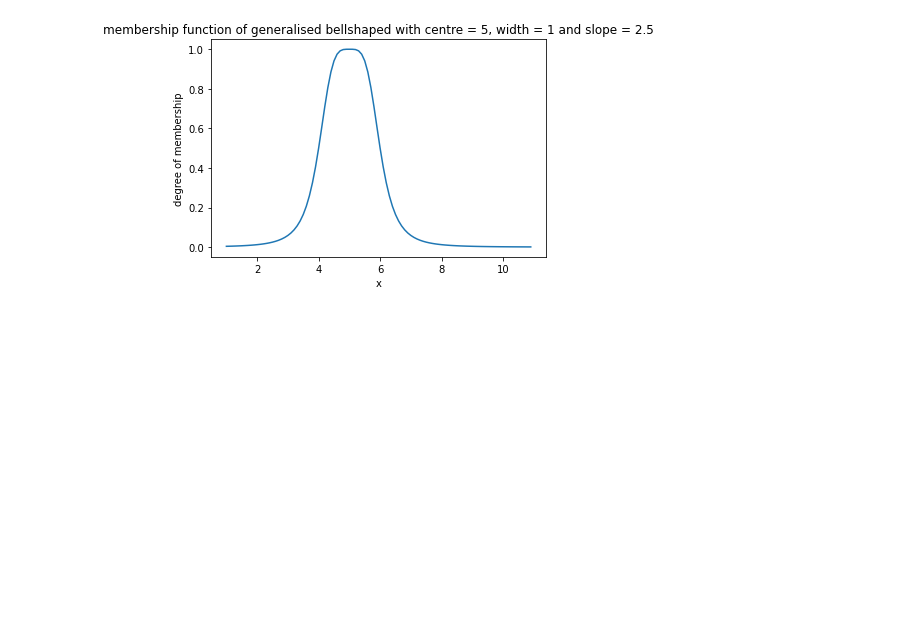
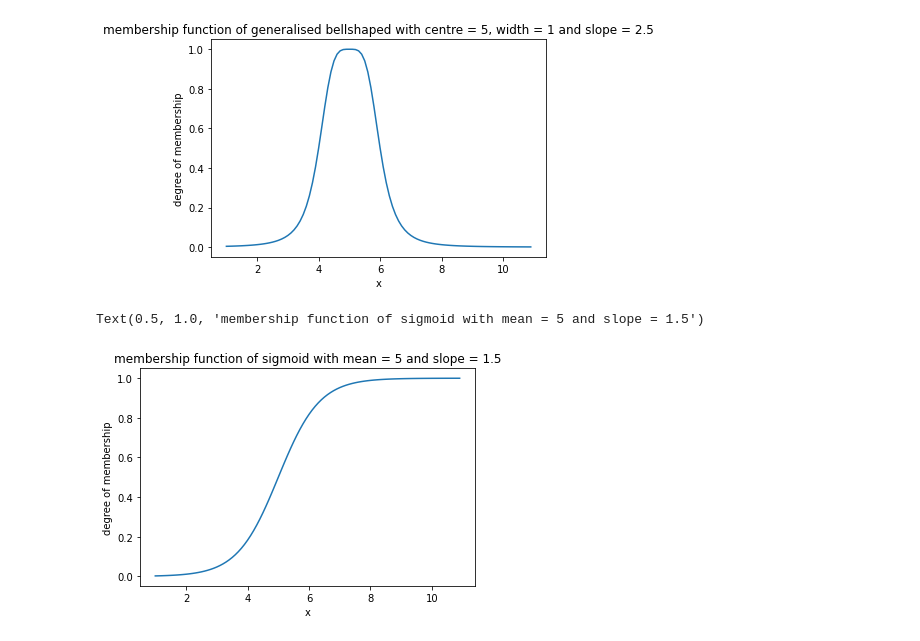
Before and after one commit to addy4/fuzzy-logic, a Jupyter notebook: FuzzyMembership.ipynb, the cells around one changed output. Saved outputs shown, nothing was run; the diff lists cells and outputs as text; code cells hidden in the pictures; blank space fills up the shorter version.

Commit message:
fuzzy membership functions

```diff
--- a/FuzzyMembership.ipynb
+++ b/FuzzyMembership.ipynb
@@ -137,3 +68,13 @@ plt.title('membership function of generalised bellshaped with centre = 5, width
 # %% [output]
 Text(0.5, 1.0, 'membership function of generalised bellshaped with centre = 5, width = 1 and slope = 2.5')
 [figure]
+# %%
+sigmoid_fz = fuzzy.sigmf(x, 5, 1.5)
+# %%
+plt.plot(x, sigmoid_fz)
+plt.xlabel('x')
+plt.ylabel('degree of membership')
+plt.title('membership function of sigmoid with mean = 5 and slope = 1.5')
+# %% [output]
+Text(0.5, 1.0, 'membership function of sigmoid with mean = 5 and slope = 1.5')
+[figure, added]
```
Also changed, not shown: parts of 4 cells of this notebook.
